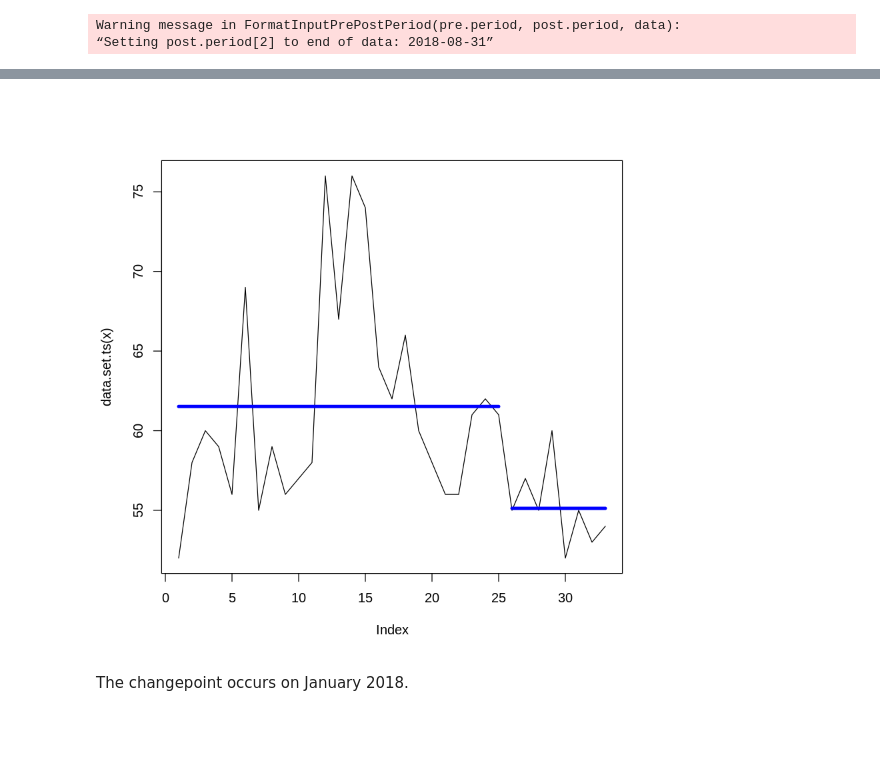
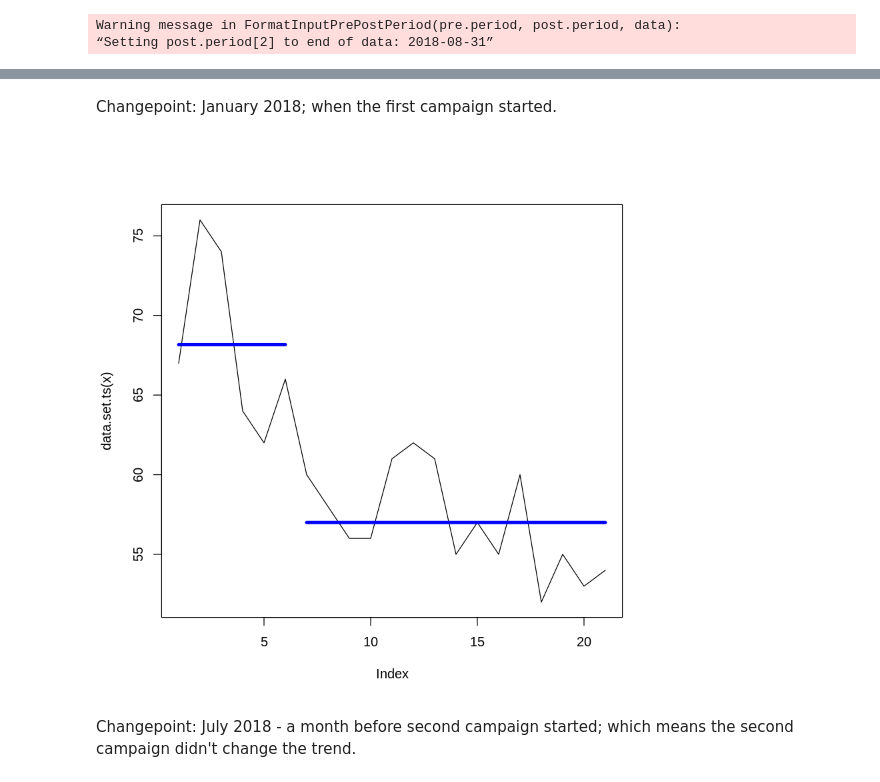
Before and after one commit to elvyna/data-analysis, a Jupyter notebook: jupyter-notebook/2018-09-16 Bukalapak Nego Cincai - Time series hypothesis test - R.ipynb, the cells around one changed output, grey strips where cells are left out. Cells and saved outputs as stored; diff of their text form; code cells hidden in the pictures; blank space fills up the shorter version.

Commit message:
Write analysis result

```diff
--- a/jupyter-notebook/2018-09-16 Bukalapak Nego Cincai - Time series hypothesis test - R.ipynb
+++ b/jupyter-notebook/2018-09-16 Bukalapak Nego Cincai - Time series hypothesis test - R.ipynb
@@ -154,9 +143,11 @@ df$Month <- as.POSIXct(df$Month, format='%Y-%m-%d')
+# %% [markdown]
+Changepoint: January 2018; when the first campaign started.
 # %%
 library("changepoint")
 
-results <- cpt.mean(subset(df, Month >= '2016-01-01')$observed)
+results <- cpt.mean(subset(df, Month >= '2017-01-01')$observed_bukalapak)
 plot(results,cpt.col="blue",xlab="Index",cpt.width=4)
 # %% [output]
-[figure, old version]
+[figure, new version]
-# %% [markdown]
-The changepoint occurs on January 2018.
+# %% [markdown]
+Changepoint: July 2018 -  a month before second campaign started; which means the second campaign didn't change the trend.
```
Also changed, not shown: parts of 16 cells of this notebook, 1 other file.
